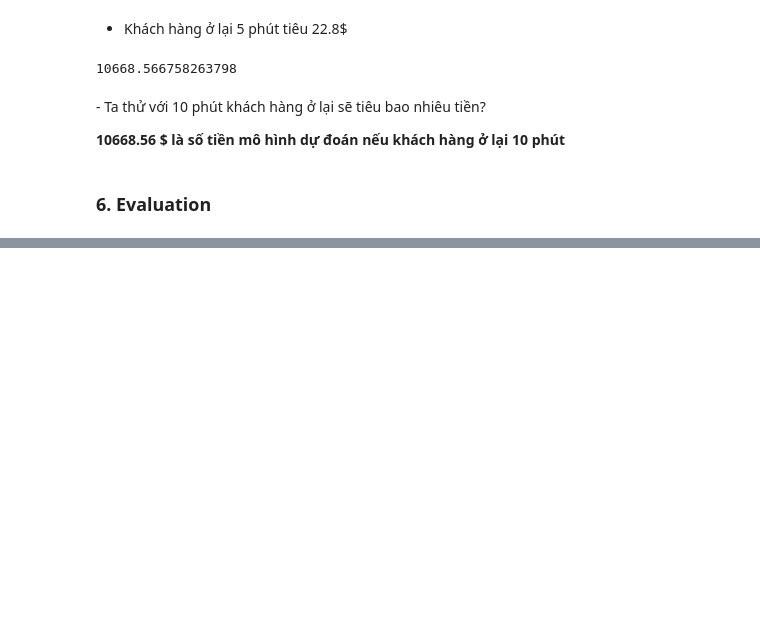
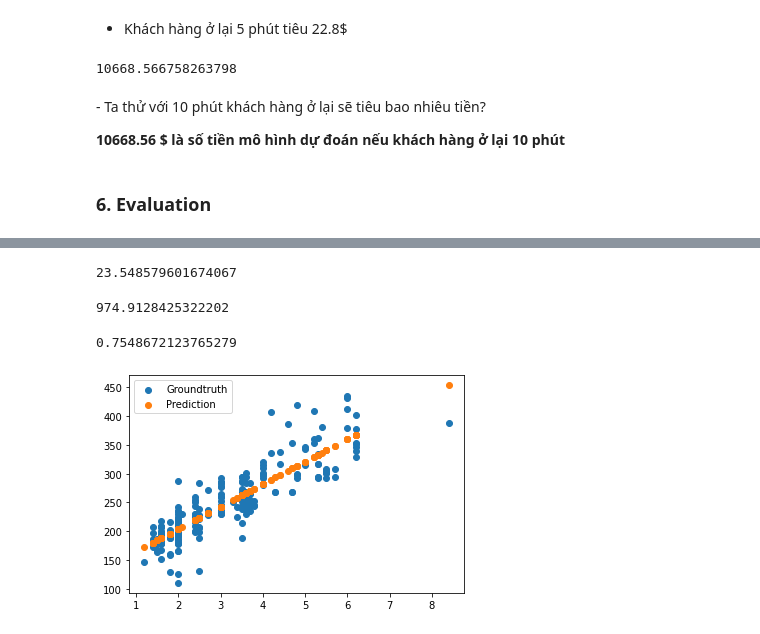
Before and after one commit to honghanhh/py40a12l2, a Jupyter notebook: lectures/lecture2/Manh_Linear_regression.ipynb, the cells around one changed output, grey strips where cells are left out. Cells and saved outputs as stored; diff of their text form; code cells hidden in the pictures; blank space fills up the shorter version.

```diff
--- a/lectures/lecture2/Manh_Linear_regression.ipynb
+++ b/lectures/lecture2/Manh_Linear_regression.ipynb
@@ -247,0 +305,2 @@ plt.show()
+# %%
+x_train, x_test, y_train, y_test = train_test_split(df[['ENGINESIZE']], df.CO2EMISSIONS, test_size =0.2)
@@ -247,0 +315,3 @@ plt.show()
+# %%
+model = LinearRegression()
+model.fit(x_train,y_train)
@@ -247,0 +320,2 @@ plt.show()
+# %%
+predictions2 = model.predict(x_test)
@@ -351,0 +437,19 @@ print(Model_1(10))
+# %%
+mean_absolute_error(y_test, predictions2)
+# %% [output]
+23.548579601674067
+# %%
+mean_squared_error(y_test, predictions2)
+# %% [output]
+974.9128425322202
+# %%
+r2_score(y_test, predictions2)
+# %% [output]
+0.7548672123765279
+# %%
+plt.scatter(x_test.ENGINESIZE, y_test, label='Groundtruth')
+plt.scatter(x_test.ENGINESIZE, predictions2, label='Prediction')
+plt.legend()
+plt.show()
+# %% [output]
+[figure, added]
```
Also changed, not shown: parts of 21 cells of this notebook.
